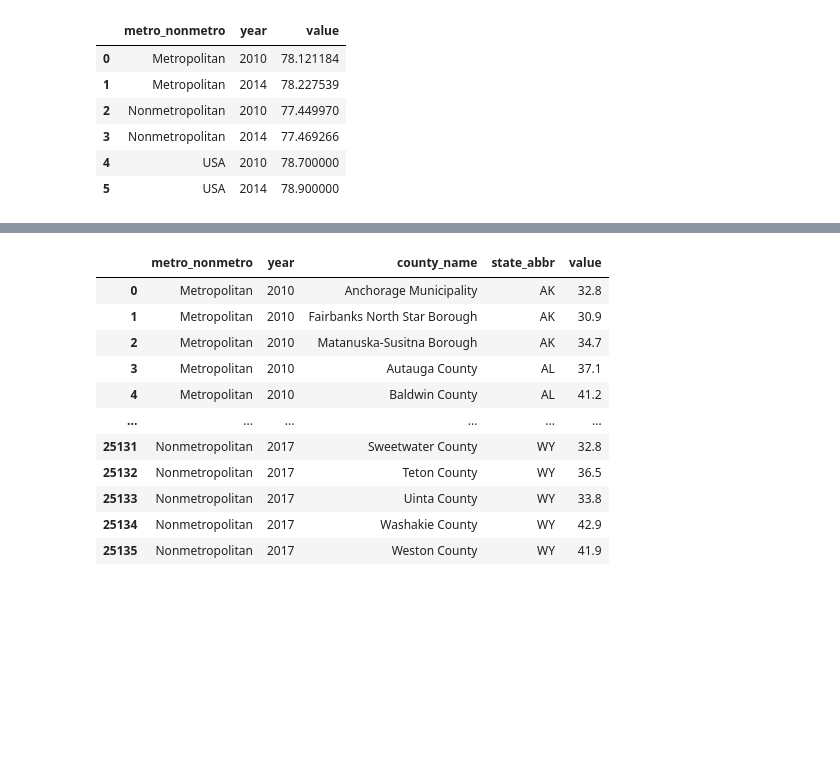
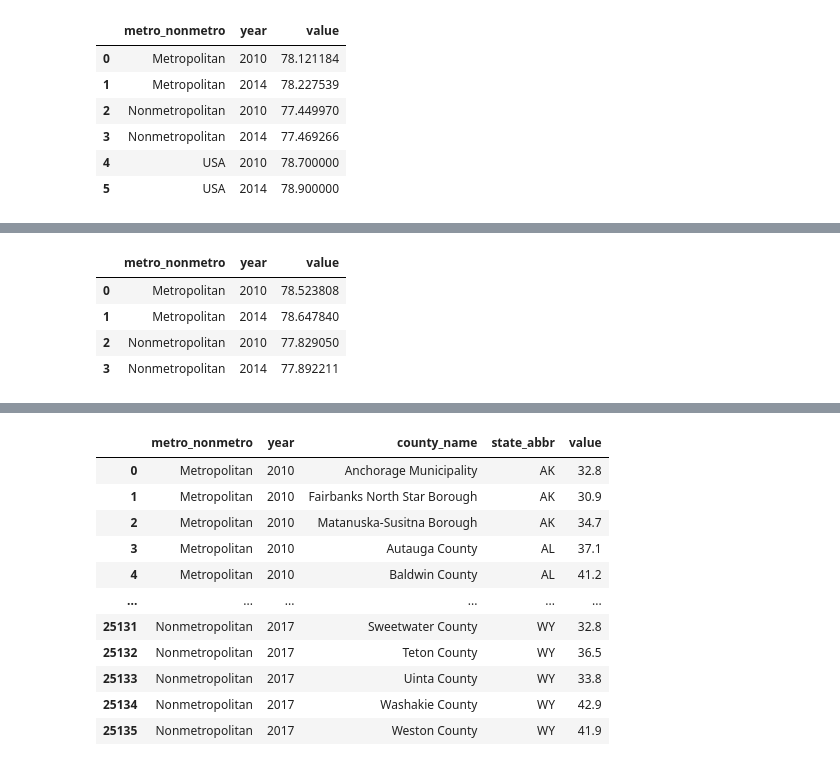
Before and after one commit to lfko/ut-health-project, a Jupyter notebook: src/ut_part1_rural_urban_health.ipynb, the cells around one changed output, grey strips where cells are left out. Saved outputs shown, nothing was run; the diff lists cells and outputs as text; code cells hidden in the pictures; blank space fills up the shorter version.

Commit message:
Current state.

```diff
--- a/src/ut_part1_rural_urban_health.ipynb
+++ b/src/ut_part1_rural_urban_health.ipynb
@@ -119,6 +180,8 @@ Let's check now for the LE within the USA.
 # Average LE per area, Years: 2010, 2014
 life_expectancy_total_1014_grouped = life_expectancy_total_1014.groupby(['metro_nonmetro', 'year'], as_index = False).mean()
 life_expectancy_total_1014_grouped = life_expectancy_total_1014_grouped.append(pd.DataFrame({"metro_nonmetro":["USA", "USA"], "year":[2010, 2014], "value":[78.7, 78.9]}), ignore_index = True) # add data for USA total
+
+life_expct_1014_per_state = life_expectancy_total_1014.groupby(['metro_nonmetro', 'state_abbr', 'year'], as_index=False).mean()
 # %%
 life_expectancy_total_1014_grouped
 # %% [output]
@@ -131,0 +233,8 @@ life_expectancy_total_1014_grouped
+# %%
+life_expct_1014_per_state.groupby(['metro_nonmetro', 'year'], as_index = False).mean()
+# %% [output]
+|  | metro_nonmetro | year | value |
+| 0 | Metropolitan | 2010 | 78.523808 |
+| 1 | Metropolitan | 2014 | 78.647840 |
+| 2 | Nonmetropolitan | 2010 | 77.829050 |
+| 3 | Nonmetropolitan | 2014 | 77.892211 |
```
Also changed, not shown: parts of 14 cells of this notebook, 7 other files.
